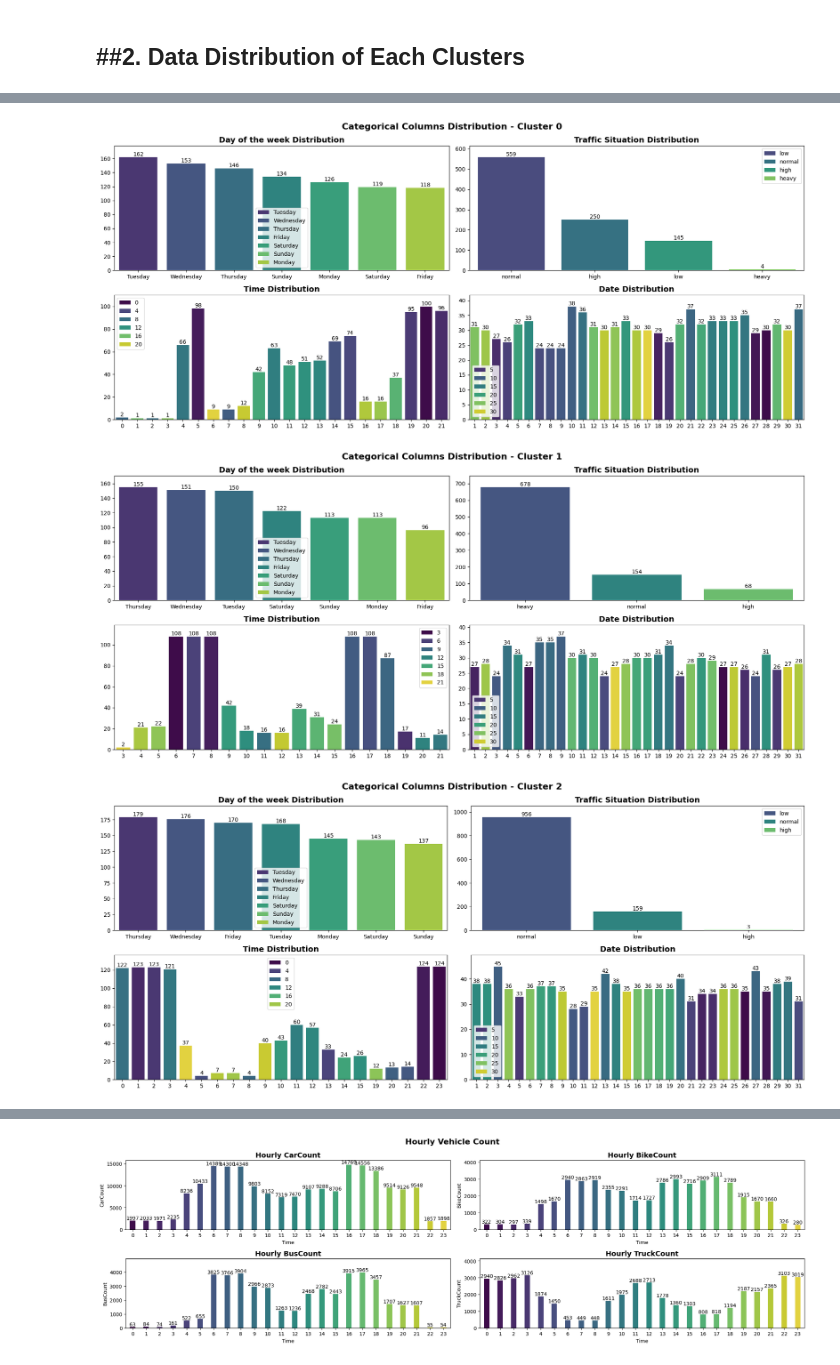
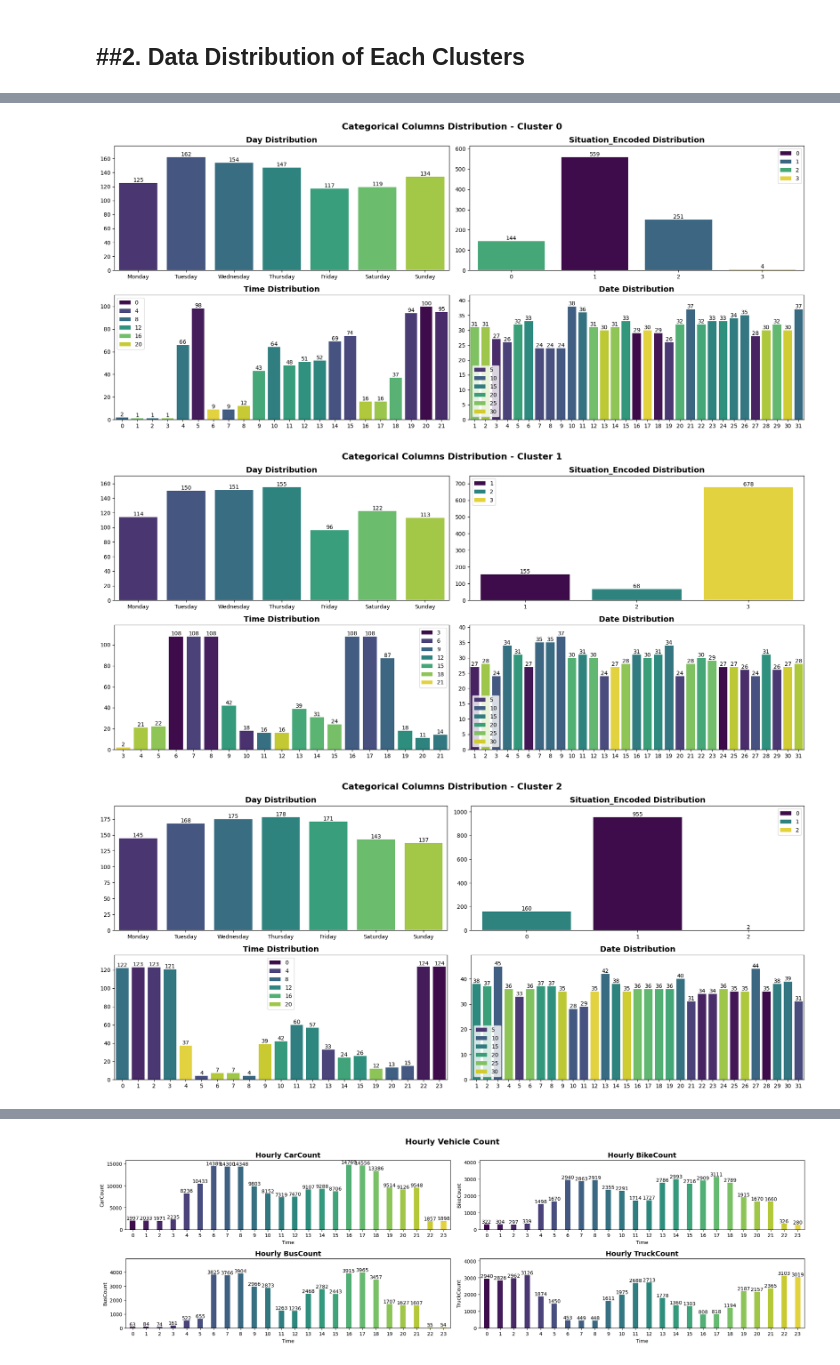
Before and after one commit to comradelouis-ftj/Traffic-Congestion-Analysis, a Jupyter notebook: DA_traffic_congestion_no8.ipynb, the cells around one changed output, grey strips where cells are left out. Saved outputs shown, nothing was run; the diff lists cells and outputs as text; code cells hidden in the pictures.

```diff
--- a/DA_traffic_congestion_no8.ipynb
+++ b/DA_traffic_congestion_no8.ipynb
@@ -864,9 +676,9 @@ plt.show()
 ---
 # %%
 colors = ['orange', 'green', 'red', 'blue']
-df_cluster_0 = df[df['cluster'] == 0]
-df_cluster_1 = df[df['cluster'] == 1]
-df_cluster_2 = df[df['cluster'] == 2]
+df_cluster_0 = df_new[df_new['cluster'] == 0]
+df_cluster_1 = df_new[df_new['cluster'] == 1]
+df_cluster_2 = df_new[df_new['cluster'] == 2]
 df_clusters = {
     'Cluster 0': df_cluster_0,
     'Cluster 1': df_cluster_1,
@@ -898,35 +710,57 @@ for data in df_clusters:
+# %%
+def day_aggr(data):
+  aggr = data.groupby(by='cluster').agg({
+      'Day of the week_Monday': 'sum',
+      'Day of the week_Tuesday': 'sum',
+      'Day of the week_Wednesday': 'sum',
+      'Day of the week_Thursday': 'sum',
+      'Day of the week_Friday': 'sum',
+      'Day of the week_Saturday': 'sum',
+      'Day of the week_Sunday':'sum'
+  }).transpose()
+  idx = [i.split('_')[1] for i in aggr.index.tolist()]
+  vals = aggr.values.flatten().tolist()
+  return idx, vals
 # %%
-cols = ['Day of the week', 'Traffic Situation', 'Time', 'Date']
-df_cluster_0 = df[df['cluster'] == 0]
-df_cluster_1 = df[df['cluster'] == 1]
-df_cluster_2 = df[df['cluster'] == 2]
+cols = ['Day', 'Situation_Encoded', 'Time', 'Date']
+df_cluster_0 = df_new[df_new['cluster'] == 0]
+df_cluster_1 = df_new[df_new['cluster'] == 1]
+df_cluster_2 = df_new[df_new['cluster'] == 2]
 df_clusters = {
     'Cluster 0': df_cluster_0,
     'Cluster 1': df_cluster_1,
     'Cluster 2': df_cluster_2
 }
 
 for data in df_clusters:
   df_cluster = df_clusters[data]
 
   plt.figure(figsize=(18,8))
   for i, col in enumerate(cols):
     plt.subplot(2, 2, i+1)
-    counts = df_cluster[col].value_counts()
-    ax = sns.barplot(x=counts.index.tolist(), y=counts.values.tolist(), hue=df_cluster[col].unique(), palette='viridis')
-    for values in ax.containers:
-      label = [val for val in values]
-      ax.bar_label(values, label=label, label_type='edge')
+    if col == 'Day':
+      idx, vals = day_aggr(df_cluster)
+      ax = sns.barplot(x=idx, y=vals, hue=idx, palette='viridis')
+      for values in ax.containers:
+        label = [val for val in values]
+        ax.bar_label(values, label=label, label_type='edge')
+      plt.ylim(ymax=max(vals) + (max(vals)/10))
+    else:
+      counts = df_cluster[col].value_counts()
+      ax = sns.barplot(x=counts.index.tolist(), y=counts.values.tolist(), hue=df_cluster[col].unique(), palette='viridis')
+      for values in ax.containers:
+        label = [val for val in values]
+        ax.bar_label(values, label=label, label_type='edge')
+      plt.ylim(ymax=counts.max() + (counts.max()/10))
     plt.title(f'{col} Distribution', fontsize=14, fontweight='bold')
-    plt.ylim(ymax=counts.max() + (counts.max()/10))
   plt.suptitle(f'Categorical Columns Distribution - {data}', fontsize=16, fontweight='bold')
   plt.tight_layout()
   plt.show()
   print()
 # %% [output]
-[figure, old version]
+[figure, new version]
-[figure, old version]
+[figure, new version]
-[figure, old version]
+[figure, new version]
 # %% [markdown]
 #**Conclusion**
 ---
```
Also changed, not shown: parts of 37 cells of this notebook, 1 other file.
